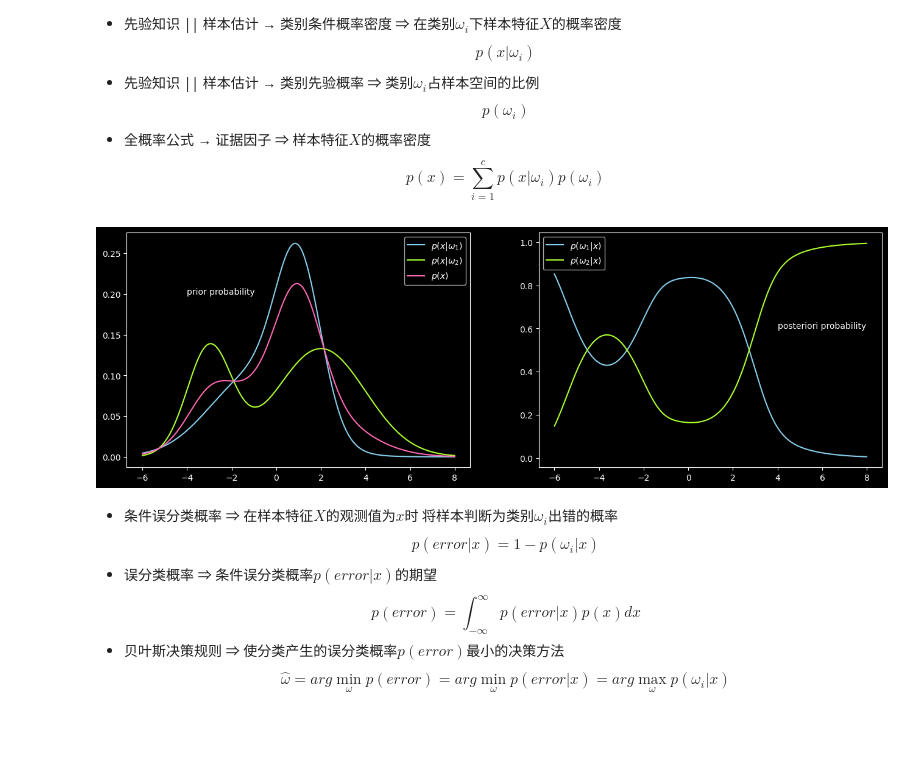
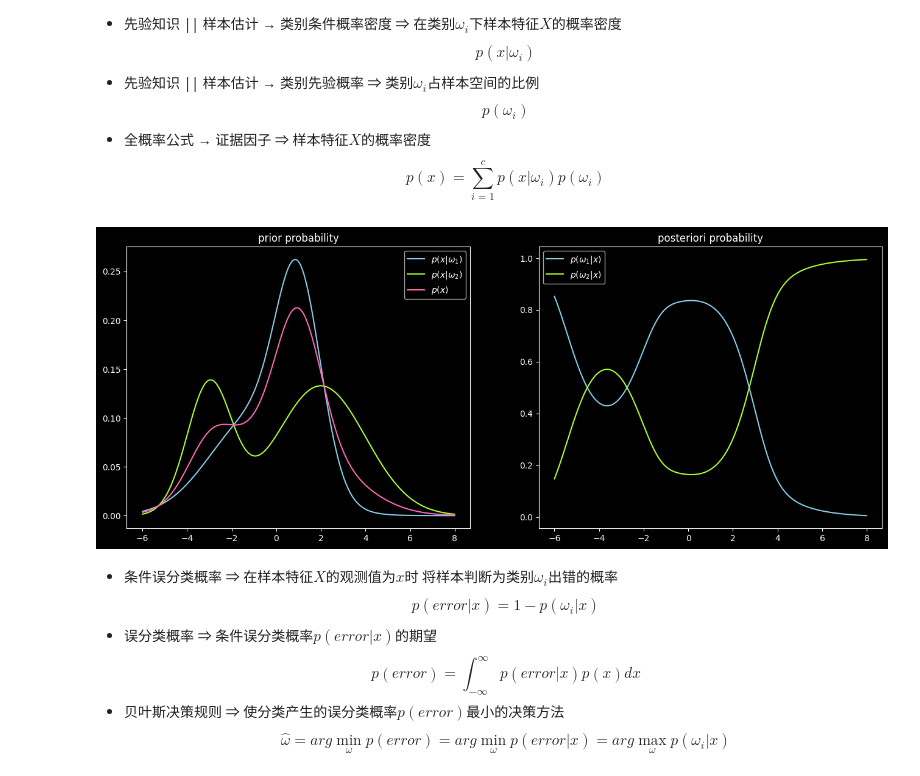
Before and after one commit to Eluctra/pattern-recognition, a Jupyter notebook: 理论/贝叶斯决策论.ipynb, the cells around one changed output. Drawn from its saved outputs; the diff is of its cells as text; code cells hidden in the pictures; blank space fills up the shorter version.

```diff
--- a/理论/贝叶斯决策论.ipynb
+++ b/理论/贝叶斯决策论.ipynb
@@ -25,33 +25,33 @@ $$
 # %%
 x = np.arange(-6.0, 8.0, 0.01)
 
 p_x_omega1 = stats.norm(loc=-1.0, scale=2.0).pdf(x) * (1/2) + stats.norm(loc=1.0, scale=1.0).pdf(x) * (1/2)
 p_x_omega2 = stats.norm(loc=-3.0, scale=1.0).pdf(x) * (1/3) + stats.norm(loc=2.0, scale=2.0).pdf(x) * (2/3)
 # 类别条件概率
 p_x        = p_x_omega1 * (2/3) + p_x_omega2 * (1/3)
 # 证据因子
 p_omega1_x = p_x_omega1 * (2/3) / p_x
 p_omega2_x = p_x_omega2 * (1/3) / p_x
 # 类别后验概率
 
 plt.style.use('dark_background')
-fig, axs = plt.subplots(nrows=1, ncols=2, figsize=(16, 5))
+fig, axs = plt.subplots(nrows=1, ncols=2, figsize=(16, 6))
 
+axs[0].set_title("prior probability")
 axs[0].plot(x, p_x_omega1, color='skyblue',     label=r'$p(x | \omega_{1})$')
 axs[0].plot(x, p_x_omega2, color='greenyellow', label=r'$p(x | \omega_{2})$')
 axs[0].plot(x, p_x,        color='hotpink',     label=r'$p(x)$')
-axs[0].text(-4, 0.2, s="prior probability")
 
+axs[1].set_title("posteriori probability")
 axs[1].plot(x, p_omega1_x, color='skyblue',     label=r'$p(\omega_{1} | x)$')
 axs[1].plot(x, p_omega2_x, color='greenyellow', label=r'$p(\omega_{2} | x)$')
-axs[1].text(4, 0.6,  s="posteriori probability")
 
 axs[0].legend()
 axs[1].legend()
 
 plt.show()
 # %% [output]
-[figure, old version]
+[figure, new version]
 # %% [markdown]
 * 条件误分类概率 &rArr; 在样本特征$X$的观测值为$x$时 将样本判断为类别$\omega_{i}$出错的概率
 $$
```
Also changed, not shown: parts of 3 cells of this notebook.
